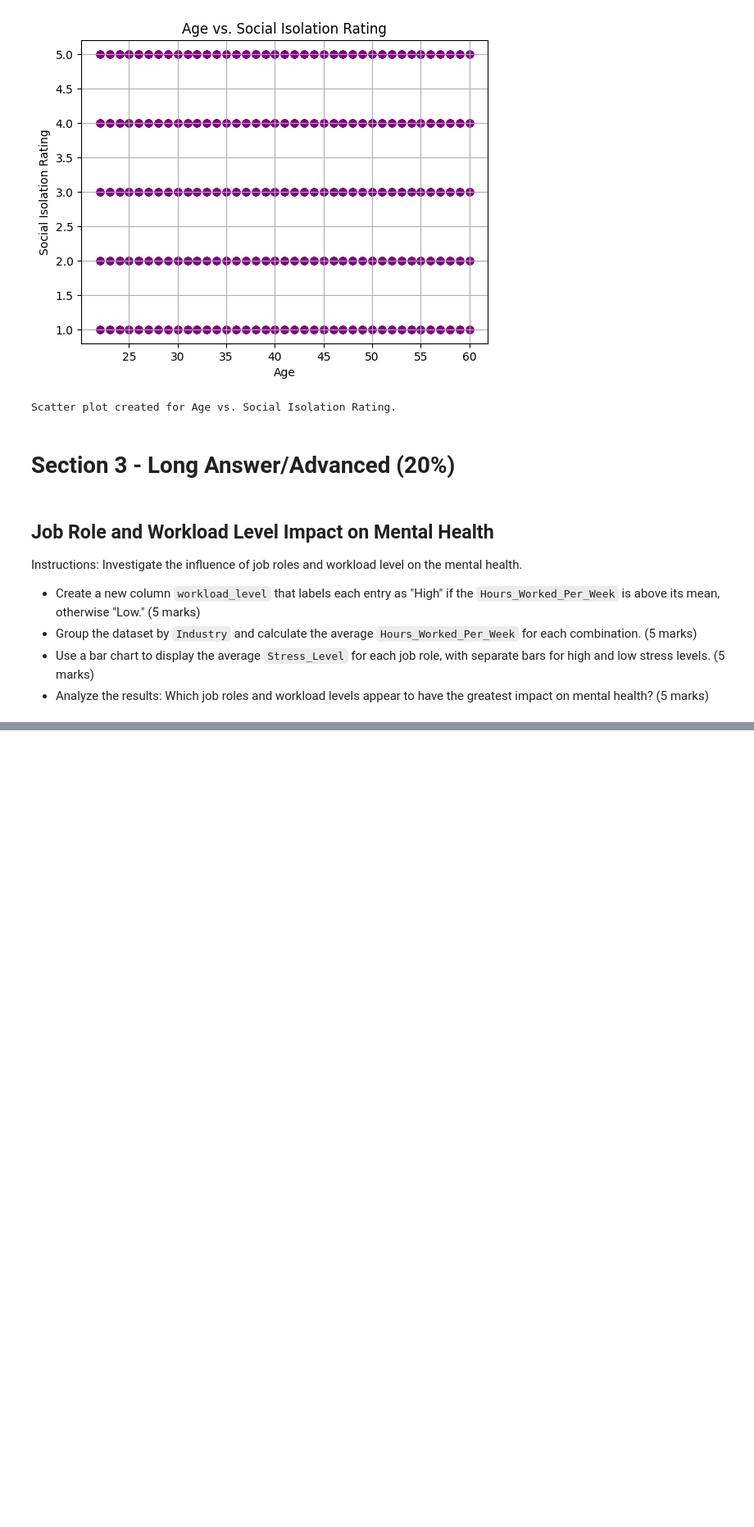
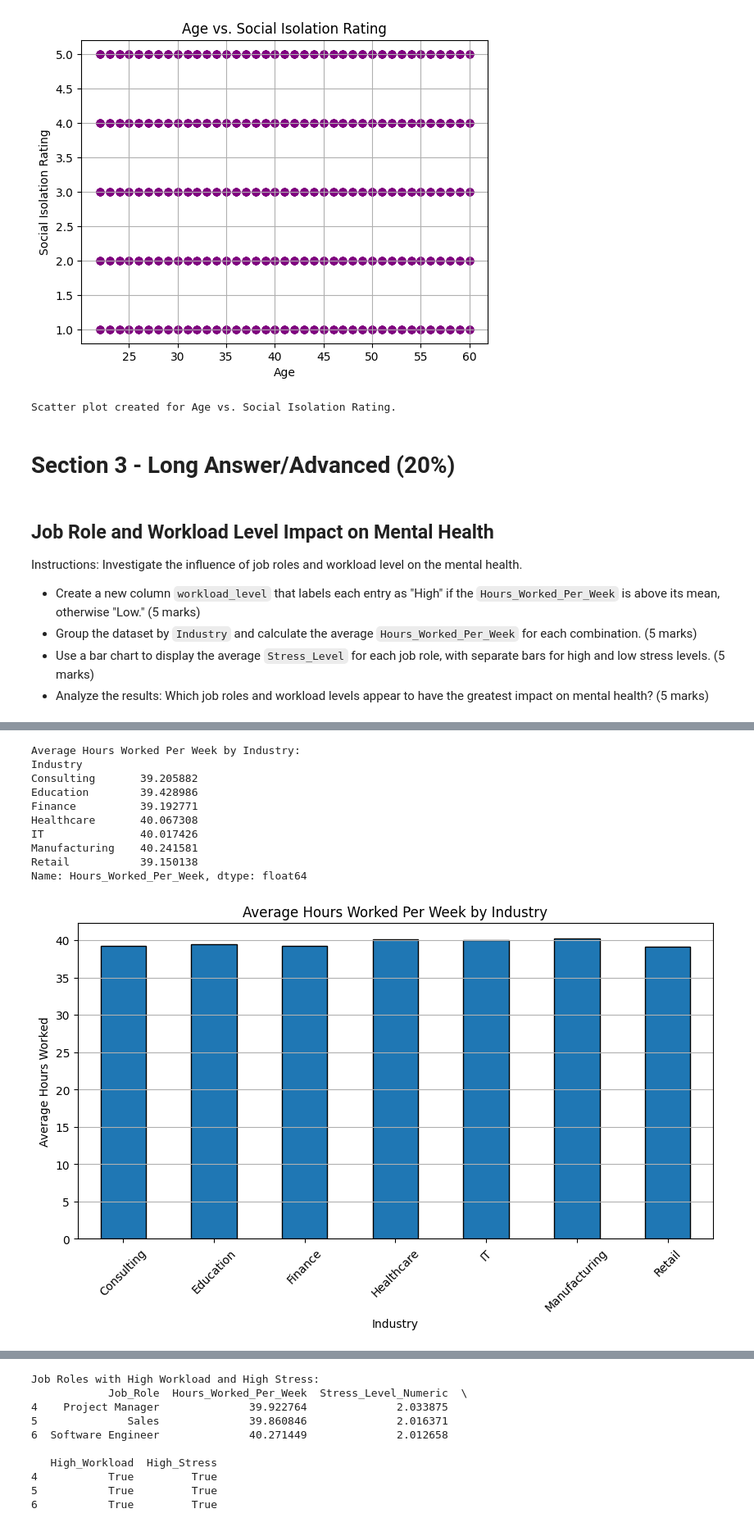
Before and after one commit to AMANBHA1/Data-Analytics-Workshop, a Jupyter notebook: Assessment/Data_Analytics_with_Python_Assessment.ipynb, the cells around one changed output, grey strips where cells are left out. Shown: that part at 82% size. Drawn from its saved outputs; the diff is of its cells as text; code cells hidden in the pictures; blank space fills up the shorter version.

```diff
--- a/Assessment/Data_Analytics_with_Python_Assessment.ipynb
+++ b/Assessment/Data_Analytics_with_Python_Assessment.ipynb
@@ -497,0 +483,69 @@ Name: Hours_Worked_Per_Week, dtype: float64
+# %%
+# Write code here
+import pandas as pd
+import matplotlib.pyplot as plt
+
+url = "https://raw.githubusercontent.com/AMANBHA1/Data-Analytics-Workshop/main/Assessment/dataset.csv"
+df = pd.read_csv(url)
+
+# Step 1
+
+df['Workload_Level'] = ['High' if x > df['Hours_Worked_Per_Week'].mean() else 'Low' for x in df['Hours_Worked_Per_Week']]
+
+
+# Step 2
+industry_avg_hours = df.groupby('Industry')['Hours_Worked_Per_Week'].mean()
+print("\nAverage Hours Worked Per Week by Industry:")
+print(industry_avg_hours)
+
+industry_avg_hours.plot(kind='bar', figsize=(10, 5), edgecolor='black')
+plt.title("Average Hours Worked Per Week by Industry")
+plt.xlabel("Industry")
+plt.ylabel("Average Hours Worked")
+plt.xticks(rotation=45)
+plt.grid(axis='y')
+plt.show()
+
+# Step 3
+stress_mapping = {'Low': 1, 'Medium': 2, 'High': 3}
+df['Stress_Level_Numeric'] = df['Stress_Level'].map(stress_mapping)
+
+stress_by_job_role = df.groupby(['Job_Role', 'Workload_Level'])['Stress_Level_Numeric'].mean().unstack()
+
+stress_by_job_role.plot(kind='bar', figsize=(12, 6), edgecolor='black')
+plt.title("Average Stress Level by Job Role and Workload Level")
+plt.xlabel("Job Role")
+plt.ylabel("Average Stress Level")
+plt.xticks(rotation=45)
+plt.legend(title='Workload Level')
+plt.grid(axis='y')
+plt.show()
+
+# Step 4
+
+overall_avg_hours = df['Hours_Worked_Per_Week'].mean()
+overall_avg_stress = df['Stress_Level_Numeric'].mean()
+
+job_role_analysis = df.groupby('Job_Role').agg({
+    'Hours_Worked_Per_Week': 'mean',
+    'Stress_Level_Numeric': 'mean'
+}).reset_index()
+
+job_role_analysis['High_Workload'] = job_role_analysis['Hours_Worked_Per_Week'] > overall_avg_hours
+job_role_analysis['High_Stress'] = job_role_analysis['Stress_Level_Numeric'] > overall_avg_stress
+
+high_impact_roles = job_role_analysis[(job_role_analysis['High_Workload']) & (job_role_analysis['High_Stress'])]
+print("\nJob Roles with High Workload and High Stress:")
+print(high_impact_roles)
+# %% [output]
+Average Hours Worked Per Week by Industry:
+Industry
+Consulting       39.205882
+Education        39.428986
+Finance          39.192771
+Healthcare       40.067308
+IT               40.017426
+Manufacturing    40.241581
+Retail           39.150138
+Name: Hours_Worked_Per_Week, dtype: float64
+[figure, added]
@@ -497,0 +553,10 @@ Name: Hours_Worked_Per_Week, dtype: float64
+Job Roles with High Workload and High Stress:
+            Job_Role  Hours_Worked_Per_Week  Stress_Level_Numeric  \
+4    Project Manager              39.922764              2.033875
+5              Sales              39.860846              2.016371
+6  Software Engineer              40.271449              2.012658
+
+   High_Workload  High_Stress
+4           True         True
+5           True         True
+6           True         True
```
Also changed, not shown: parts of 2 cells of this notebook.
